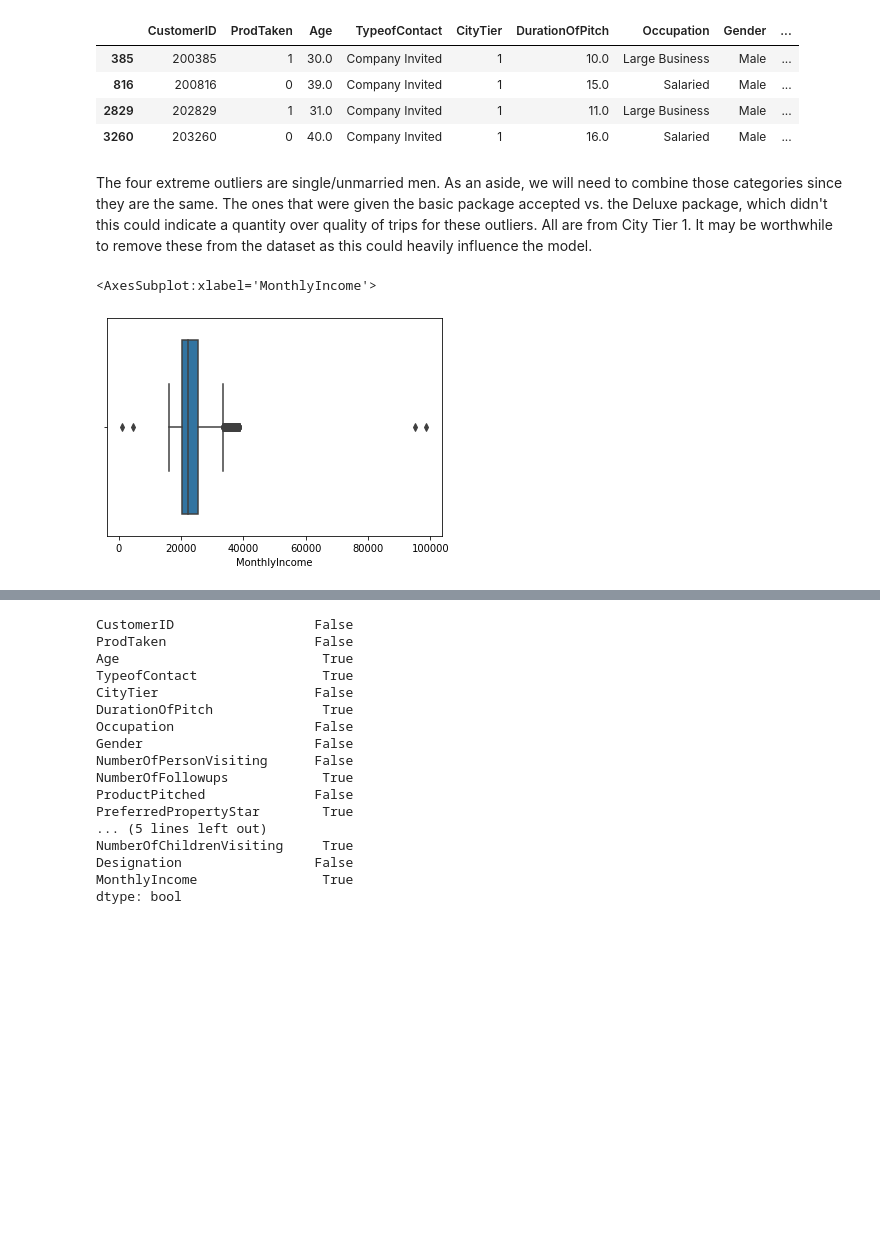
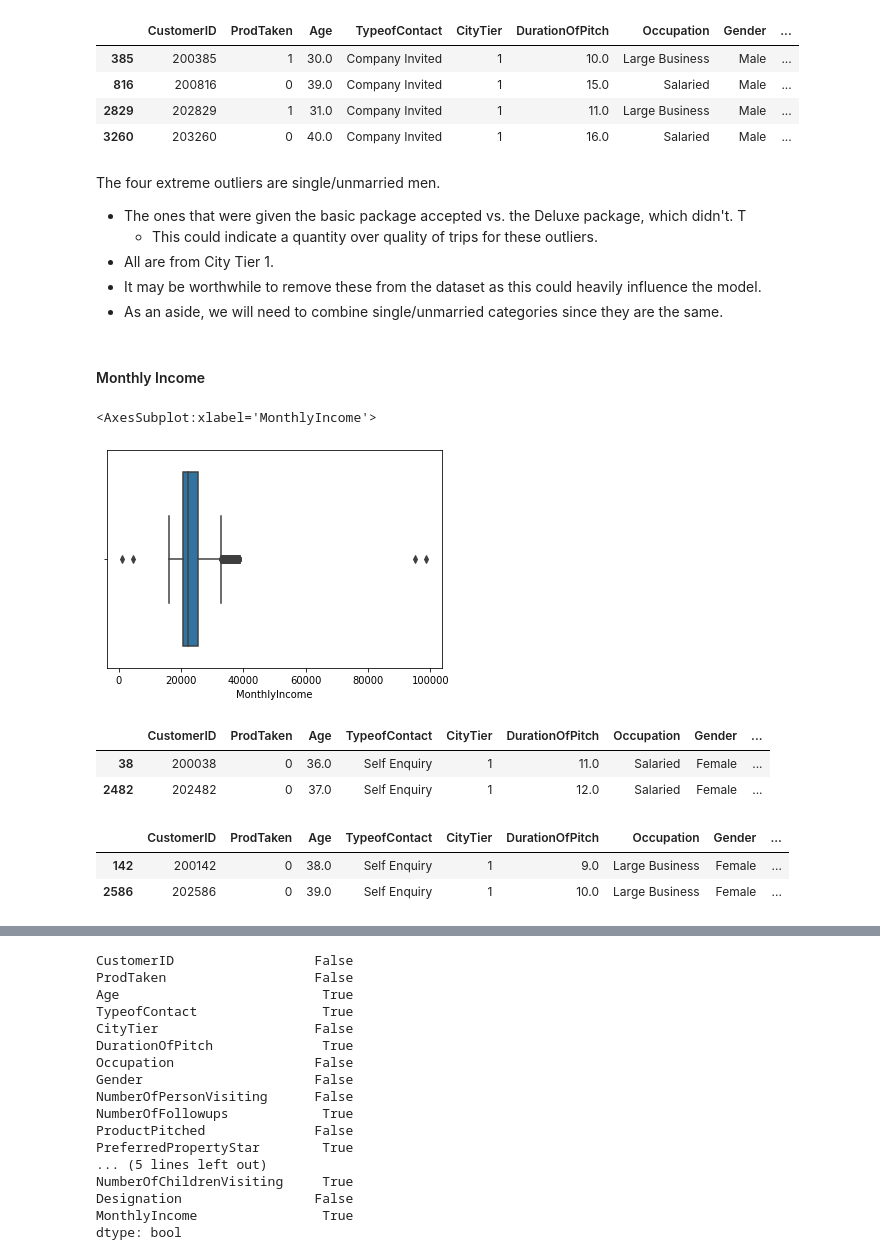
Before and after one commit to chabazite/Tourism_recommendations, a Jupyter notebook: notebooks/1.0_ASI_Data_Cleaning.ipynb, the cells around one changed output, grey strips where cells are left out. Drawn from its saved outputs; the diff is of its cells as text; code cells hidden in the pictures; blank space fills up the shorter version.

```diff
--- a/notebooks/1.0_ASI_Data_Cleaning.ipynb
+++ b/notebooks/1.0_ASI_Data_Cleaning.ipynb
@@ -98,10 +107,29 @@ tourism_df[tourism_df['NumberOfTrips']>10]
 | 2829 | 202829 | 1 | 31.0 | Company Invited | 1 | 11.0 | Large Business | Male | ... |
 | 3260 | 203260 | 0 | 40.0 | Company Invited | 1 | 16.0 | Salaried | Male | ... |
 # %% [markdown]
-The four extreme outliers are single/unmarried men. As an aside, we will need to combine those categories since they are the same. The ones that were given the basic package accepted vs. the Deluxe package, which didn't this could indicate a quantity over quality of trips for these outliers. All are from City Tier 1. It may be worthwhile to remove these  from the dataset as this could heavily influence the model.
+The four extreme outliers are single/unmarried men.
+- The ones that were given the basic package accepted vs. the Deluxe package, which didn't. T
+    - This could indicate a quantity over quality of trips for these outliers.
+- All are from City Tier 1.
+- It may be worthwhile to remove these from the dataset as this could heavily influence the model.
+- As an aside, we will need to combine single/unmarried categories since they are the same.
-# %%
-# Outliers occur above and below the boundaries of income. We will want to use median for any summary statistic.
-sns.boxplot(tourism_df.MonthlyIncome)
-# %% [output]
-<AxesSubplot:xlabel='MonthlyIncome'>
-[figure, removed]
+# %% [markdown]
+#### Monthly Income
+# %%
+sns.boxplot(x=tourism_df.MonthlyIncome)
+# %% [output]
+<AxesSubplot:xlabel='MonthlyIncome'>
+[figure, added]
+# %%
+# check trip outliers
+tourism_df[tourism_df['MonthlyIncome']>90000]
+# %% [output]
+|  | CustomerID | ProdTaken | Age | TypeofContact | CityTier | DurationOfPitch | Occupation | Gender | ... |
+| 38 | 200038 | 0 | 36.0 | Self Enquiry | 1 | 11.0 | Salaried | Female | ... |
+| 2482 | 202482 | 0 | 37.0 | Self Enquiry | 1 | 12.0 | Salaried | Female | ... |
+# %%
+tourism_df[tourism_df['MonthlyIncome']<15000]
+# %% [output]
+|  | CustomerID | ProdTaken | Age | TypeofContact | CityTier | DurationOfPitch | Occupation | Gender | ... |
+| 142 | 200142 | 0 | 38.0 | Self Enquiry | 1 | 9.0 | Large Business | Female | ... |
+| 2586 | 202586 | 0 | 39.0 | Self Enquiry | 1 | 10.0 | Large Business | Female | ... |
```
Also changed, not shown: parts of 76 cells of this notebook, 2 other files.
